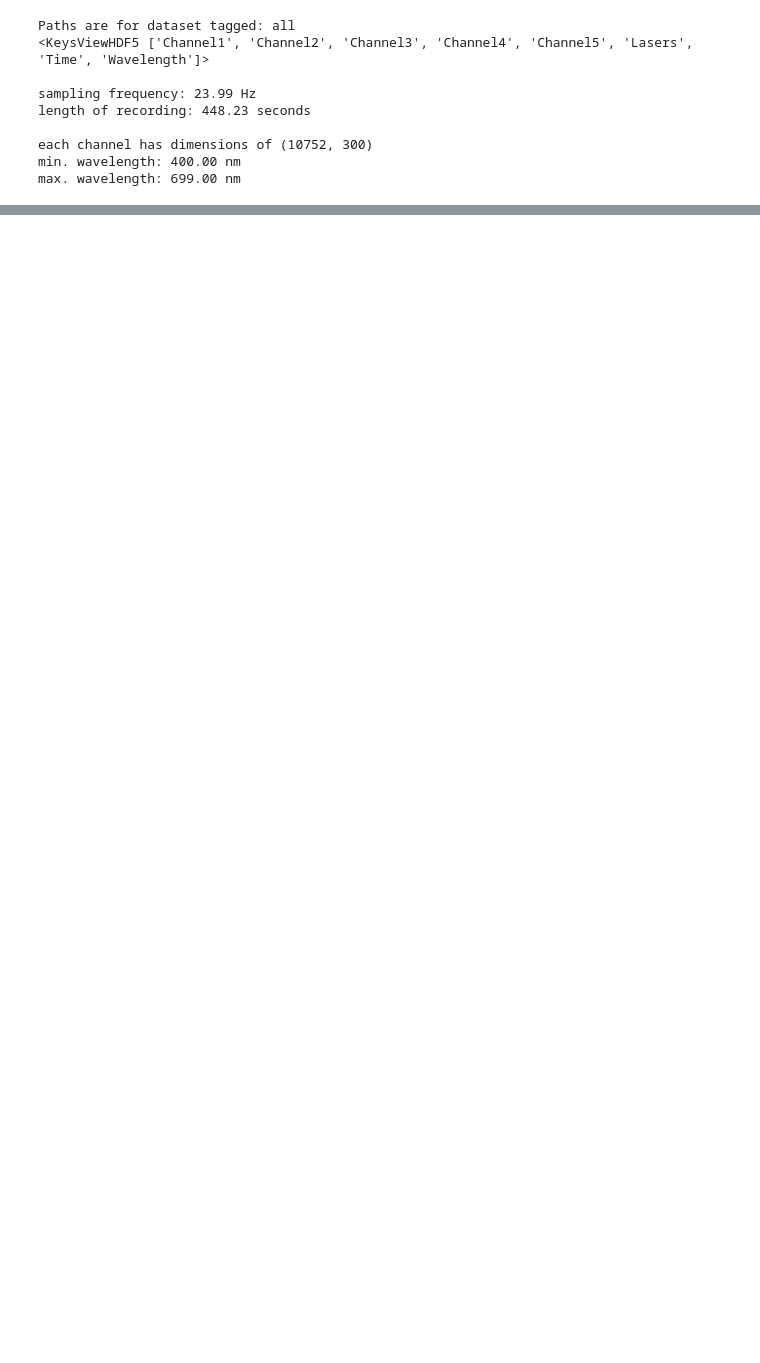
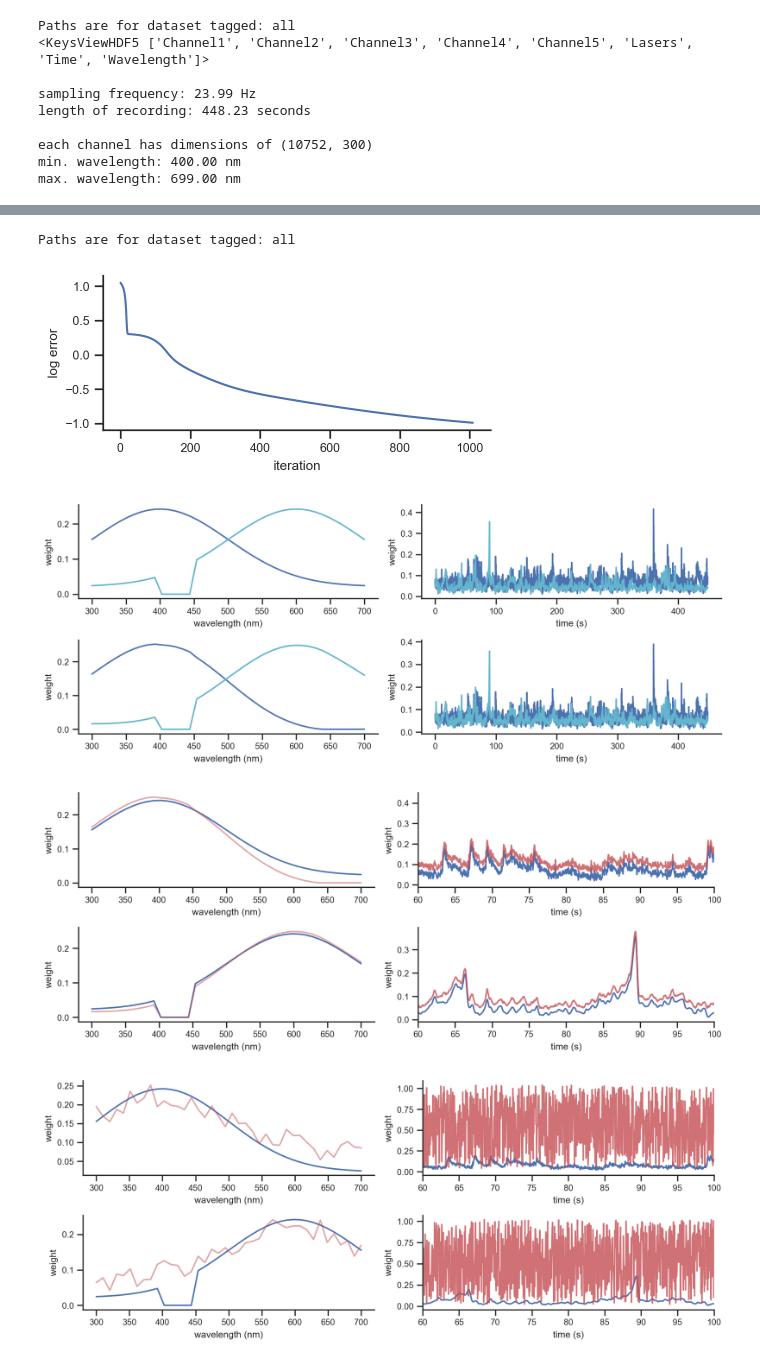
Before and after one commit to AllenInstitute/sourcesep, a Jupyter notebook: notebooks/22_nmf_implement.ipynb, the cells around one changed output, grey strips where cells are left out. Cells and saved outputs as stored; diff of their text form; code cells hidden in the pictures; blank space fills up the shorter version.

```diff
--- a/notebooks/22_nmf_implement.ipynb
+++ b/notebooks/22_nmf_implement.ipynb
@@ -207 +227,41 @@ nd_ = W.T @ W @ H
+# %%
+paths = load_config(dataset_key='all')
+fname = paths['root'] / 'sims' / 'nmf_test_01.pkl'
+with open(fname, 'rb') as f:
+    dat = pickle.load(f)
+
+A_init = dat['A'].copy() + 0.1 * np.random.rand(*dat['A'].shape)
+A_init = A_init + np.min(A_init) + 1e-2
+A_init, _ = set_norm(A_init, axis=0, c=1.0)
+
+ind = np.logical_and(dat['l']>=400, dat['l']<=450)
+dat['A'][ind,1] = 0
+A_keep = dat['A']>0
+dat['Y'] = dat['A'] @ dat['X']
+
+A, X, err, init = nmf_recipe_01(dat['Y'].copy(), A=A_init, X=None, rank=2,
+                  A_keep=A_keep, X_keep=None,
+                  grad_type=None,step_size_A=0.01, step_size_X=0.01,
+                  lam_2norm_x = 0.01, lam_deviation_x = 0.01,
+                  tol=1e-4, exit_tol=1e-4,
+                  max_iter=10000)
+
+res = {'A':A, 'X':X, 'err':err}
+
+f, ax = plt.subplots(1,1,figsize=(5,2))
+ax.plot(np.log10(res['err']))
+ax.set(xlabel = 'iteration', ylabel = 'log error')
+plt.show()
+
+tlim = (60,100)
+
+plot_AH_sep(dat, res, mpl)
+plot_AH_mix(dat, res, mpl, tlim)
+plot_AH_mix(dat, init, mpl, tlim)
+# %% [output]
+Paths are for dataset tagged: all
+[figure, added]
+[figure, added]
+[figure, added]
+[figure, added]
 # %%
```
Also changed, not shown: parts of 29 cells of this notebook, 3 other files.
